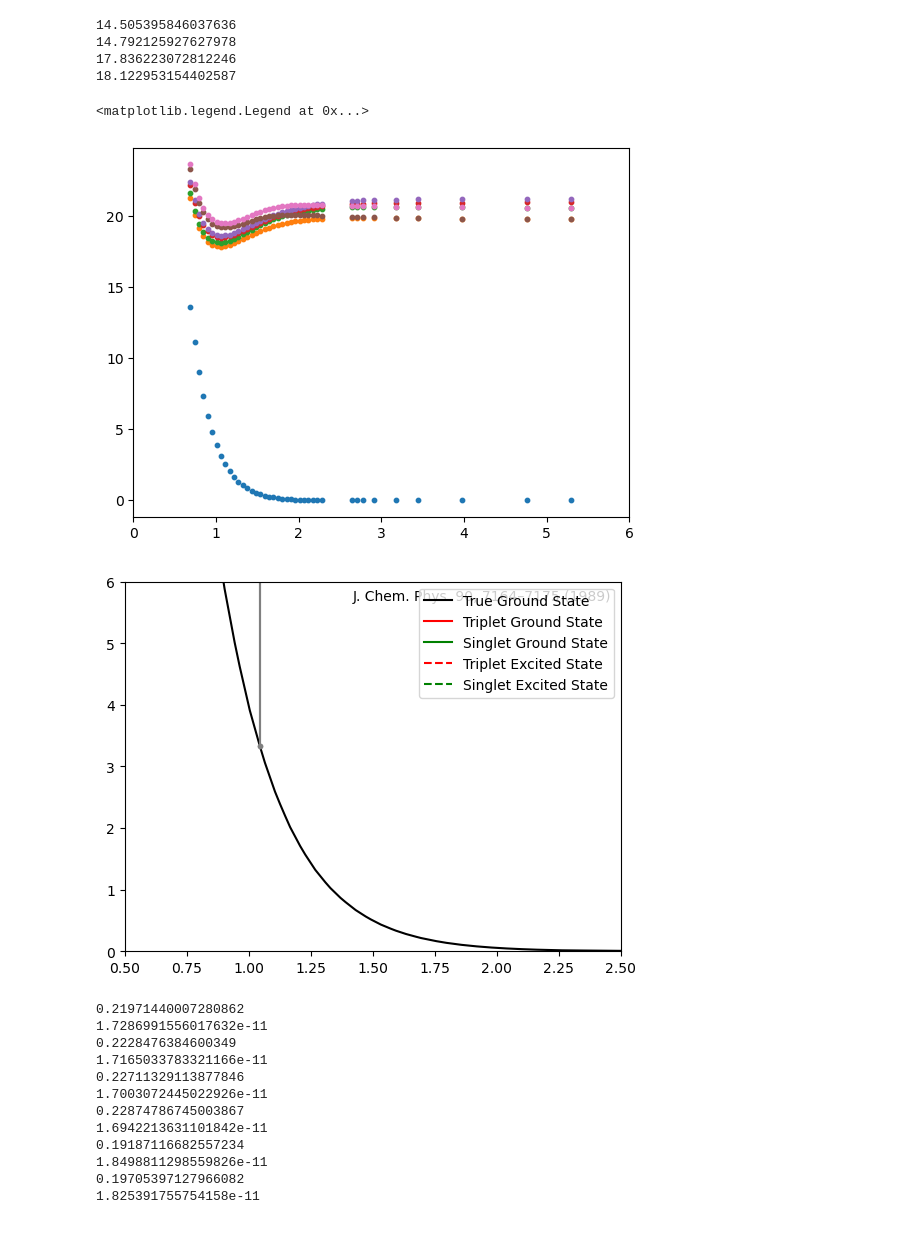
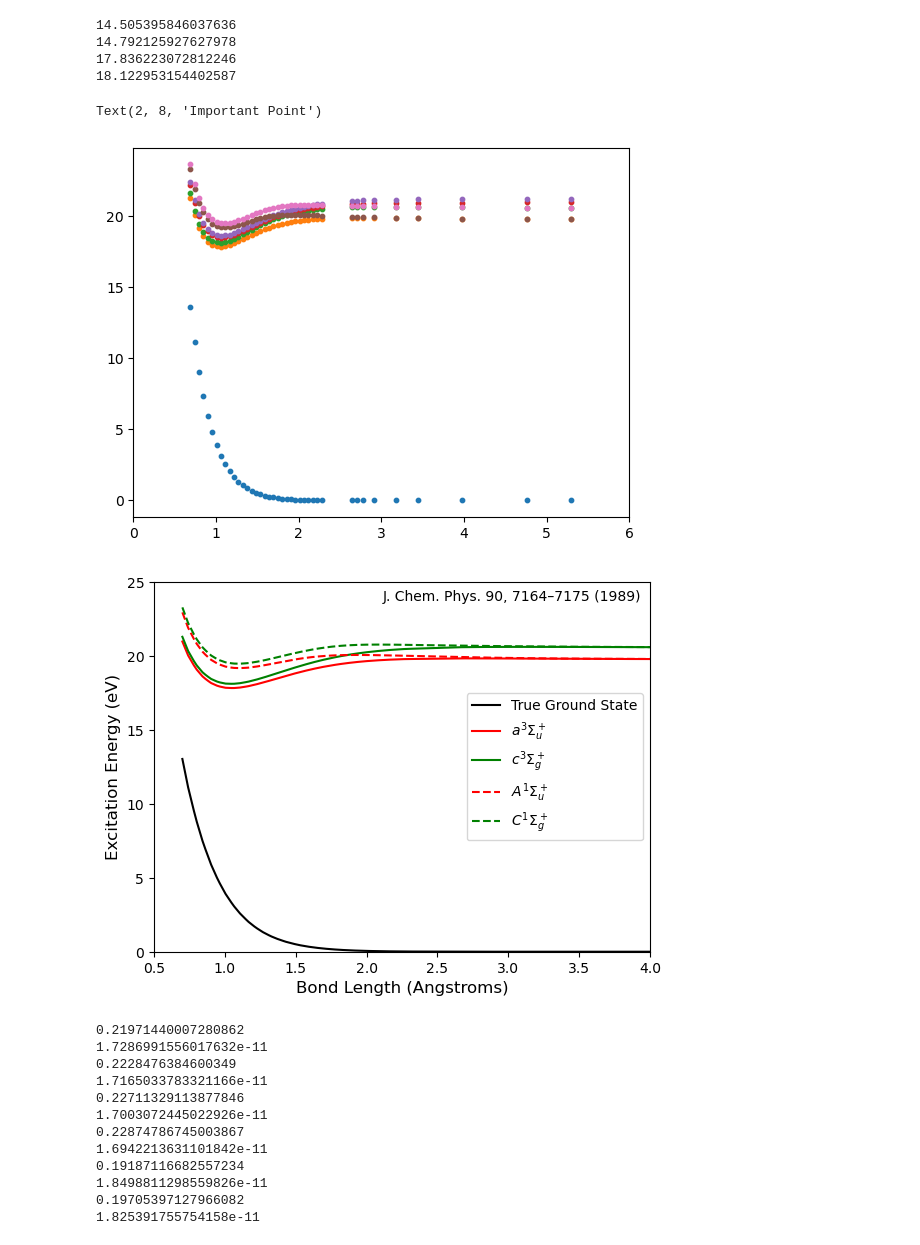
Before and after one commit to spice-herald/HeST, a Jupyter notebook: Potential_Curves.ipynb, the cells around one changed output. Saved outputs shown, nothing was run; the diff lists cells and outputs as text; code cells hidden in the pictures.

```diff
--- a/Potential_Curves.ipynb
+++ b/Potential_Curves.ipynb
@@ -79,45 +79,62 @@ fa = interp1d(thing[:,0],thing[:,2], bounds_error = False)
 fA = interp1d(thing[:,0],thing[:,3], bounds_error = False)
 fb = interp1d(thing[:,0],thing[:,4], bounds_error = False)
 fB = interp1d(thing[:,0],thing[:,5], bounds_error = False)
 fc = interp1d(thing[:,0],thing[:,6], bounds_error = False)
 fC = interp1d(thing[:,0],thing[:,7], bounds_error = False)
 
 fig, ax = plt.subplots()
 tdata = np.linspace(.7, 21, 1000)
 
 triplet_rad_min = tdata[np.argmin(fa(tdata))]
 singlet_rad_min = tdata[np.argmin(fA(tdata))]
 
 print(fa(triplet_rad_min) - fX(triplet_rad_min))
 print(fA(singlet_rad_min) - fX(singlet_rad_min))
 print(fa(triplet_rad_min))
 print(fA(singlet_rad_min))
 
 
 
+# ax.plot(tdata, fX(tdata), color = 'k', label = 'True Ground State')
+# ax.plot(tdata, fa(tdata), color = 'r', label = 'Triplet w/ Vibrational Ground State')
+# ax.plot(tdata, fA(tdata), color = 'g', label = 'Singlet w/ Vibrational Ground State')
+# ax.plot(tdata, fc(tdata), color = 'r', ls = '--', label = 'Triplet w/ First Vibrational Quantum')
+# ax.plot(tdata, fC(tdata), color = 'g', ls = '--', label = 'Singlet w/ First Vibrational Quantum')
+
 ax.plot(tdata, fX(tdata), color = 'k', label = 'True Ground State')
-ax.plot(tdata, fa(tdata), color = 'r', label = 'Triplet Ground State')
-ax.plot(tdata, fA(tdata), color = 'g', label = 'Singlet Ground State')
-ax.plot(tdata, fc(tdata), color = 'r', ls = '--', label = 'Triplet Excited State')
-ax.plot(tdata, fC(tdata), color = 'g', ls = '--', label = 'Singlet Excited State')
+ax.plot(tdata, fa(tdata), color = 'r', label = '$a^3\Sigma_u^+$')
+ax.plot(tdata, fA(tdata), color = 'g', label = '$c^3\Sigma_g^+$')
+ax.plot(tdata, fc(tdata), color = 'r', ls = '--', label = '$A^1\Sigma_u^+$')
+ax.plot(tdata, fC(tdata), color = 'g', ls = '--', label = '$C^1\Sigma_g^+$')
 
-ax.plot([triplet_rad_min,triplet_rad_min],[fa(triplet_rad_min), fX(triplet_rad_min)], color = 'grey', marker = '.')
-ax.plot([singlet_rad_min,singlet_rad_min],[fA(singlet_rad_min), fX(singlet_rad_min)], color = 'grey', marker = '.')
 
-ax.set_xlim(.5,2.5)
+# ax.plot([triplet_rad_min,triplet_rad_min],[fa(triplet_rad_min), fX(triplet_rad_min)], color = 'grey', marker = '.')
+# ax.plot([singlet_rad_min,singlet_rad_min],[fA(singlet_rad_min), fX(singlet_rad_min)], color = 'grey', marker = '.')
+
+ax.set_xlim(.5,4)
 ax.text(.46,.95, 'J. Chem. Phys. 90, 7164–7175 (1989)', transform = ax.transAxes)
-ax.set_ylim(15,20)
-ax.set_ylim(0,6)
+# ax.set_ylim(15,20)
+ax.set_ylim(0,25)
 
-ax.legend()
+# ax.set_ylim(0,6)
+
+ax.legend(loc = 'right')
+ax.set_xlabel('Bond Length (Angstroms)', fontsize = 12)
+ax.set_ylabel('Excitation Energy (eV)', fontsize = 12)
+
+ax.annotate('Important Point', # Optional text
+            xy=(5, 5),          # Coordinates of the arrowhead
+            xytext=(2, 8),      # Coordinates of the arrow tail
+            arrowprops=dict(facecolor='black', shrink=0.05),
+            )
 # %% [output]
 14.505395846037636
 14.792125927627978
 17.836223072812246
 18.122953154402587
-<matplotlib.legend.Legend at 0x...>
+Text(2, 8, 'Important Point')
 [figure]
-[figure, old version]
+[figure, new version]
 # %%
 e = 1.602E-19
 m = 6.6422E-27
```
Also changed, not shown: parts of 1 cell of this notebook, 6 other files.
